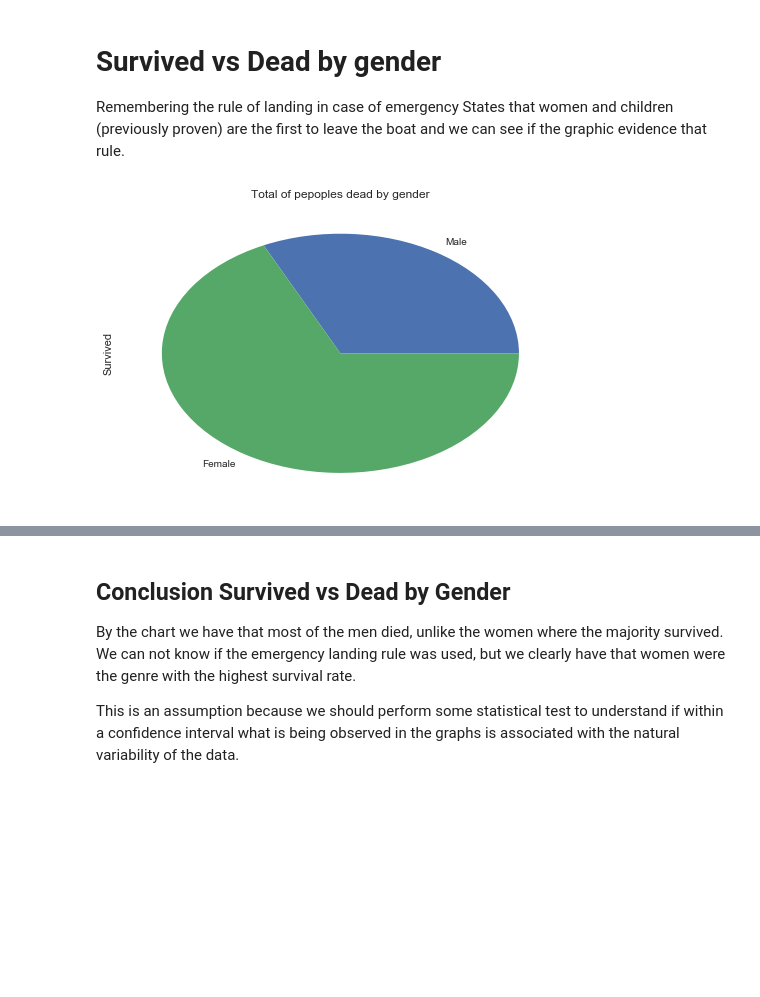
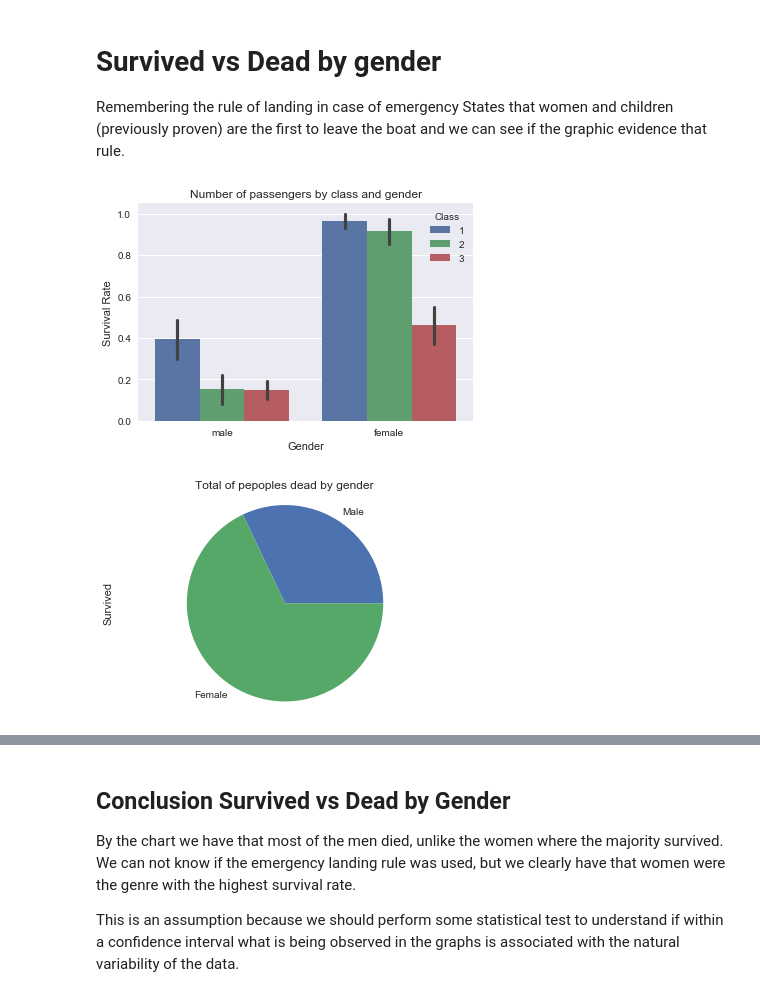
Before and after one commit to jonatasfreitasv/udacity_classrepo, a Jupyter notebook: Data_Analysis_Nanodegree/P2/final_project/Data_Analysis_P2_Final_Project.ipynb, the cells around one changed output, grey strips where cells are left out. Drawn from its saved outputs; the diff is of its cells as text; code cells hidden in the pictures; blank space fills up the shorter version.

```diff
--- a/Data_Analysis_Nanodegree/P2/final_project/Data_Analysis_P2_Final_Project.ipynb
+++ b/Data_Analysis_Nanodegree/P2/final_project/Data_Analysis_P2_Final_Project.ipynb
@@ -230,12 +233,22 @@ plt.show()
 # %% [markdown]
 # Survived vs Dead by gender
 Remembering the rule of landing in case of emergency States that women and children (previously proven) are the first to leave the boat and we can see if the graphic evidence that rule.
+# %%
+sns.barplot(x='Sex', y='Survived', data=data, hue='Pclass')
+plt.xlabel(u'Gender')
+plt.ylabel(u'Survival Rate')
+plt.title(u'Number of passengers by class and gender')
+plt.legend(title='Class')
+plt.show()
+# %% [output]
+[figure, added]
 # %%
 plt.title('Total of pepoples dead by gender')
 data.groupby('Sex_normalized')['Survived'].sum().plot.pie(labels=['Male', 'Female'])
+plt.axis('equal')
 plt.show()
 # %% [output]
-[figure, old version]
+[figure, new version]
 # %%
 bar = data.groupby(['Sex','Survived']).size().unstack().plot.bar(color=['blue', 'red'])
 bar.legend(['Dead','Survive'])
```
Also changed, not shown: parts of 12 cells of this notebook, 1 other file.
